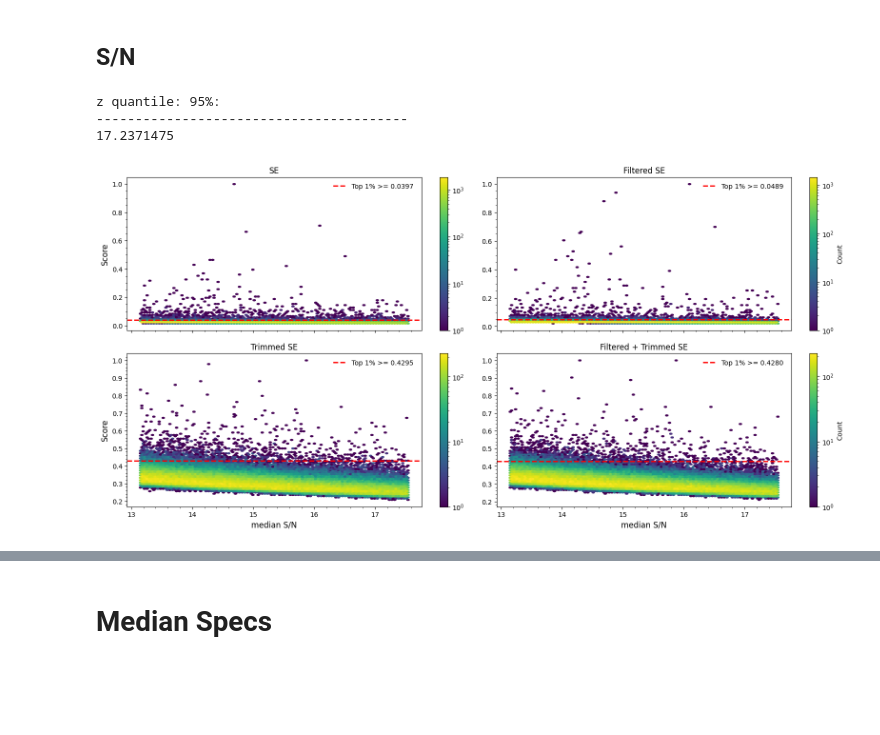
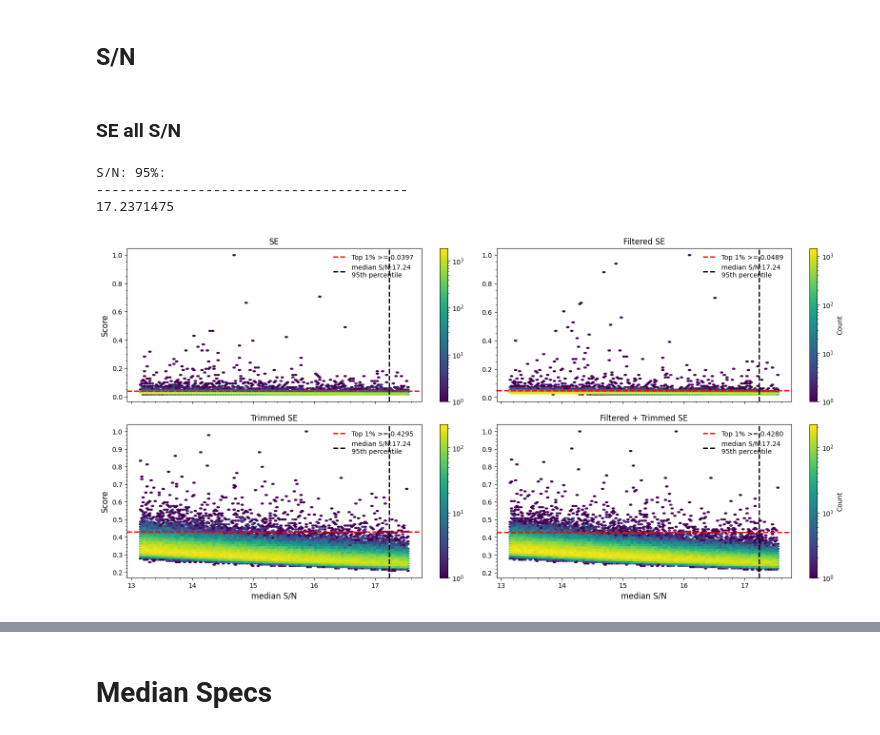
Before and after one commit to ed-ortizm/anomaly, a Jupyter notebook: thesis/bin_02/01_scores_bin2.ipynb, the cells around one changed output, grey strips where cells are left out. Drawn from its saved outputs; the diff is of its cells as text; code cells hidden in the pictures; blank space fills up the shorter version.

```diff
--- a/thesis/bin_02/01_scores_bin2.ipynb
+++ b/thesis/bin_02/01_scores_bin2.ipynb
@@ -130,7 +134,8 @@ def plot_hist_scores(
     score_family,
     x_label,
     bins=100,
-    y_lim=(None, None)
+    y_lim=(None, None),
+    figsize=(20, 9)
 ):
     """
     Generates a 2x2 grid of histograms for a given list of 4
@@ -139,7 +144,7 @@ def plot_hist_scores(
     fig, axs = plt.subplots(
         2, 2,
         sharex=True,
-        figsize=(20, 9)
+        figsize=figsize
     )
 
     axs = axs.flatten()
@@ -1054,7 +1021,7 @@ merged_df[score_cols].describe(
 # %% [markdown]
 ## Top 1% score thresholds
 # %%
-top_1_thresholds = merged_df[score_cols].quantile(0.99)
+top_1_thresholds = score_norm_meta_df[score_cols].quantile(0.99)
 print("Score thresholds for the Top 1% of anomalies:")
 print("-" * 40)
 print(top_1_thresholds)
@@ -1114,13 +1078,13 @@ fig.savefig(
 # %%
 fig, axs = plot_hist_scores(
-    merged_df,
-    chi_sq_family,
+    score_norm_meta_df,
+    rse_family,
     x_label='Normalized score',
     bins=50,
     y_lim=(None, 0.25e6)
 )
 
-for i, score in enumerate(chi_sq_family):
+for i, score in enumerate(rse_family):
 
     axs[i].axvline(
         x=top_1_thresholds[score],
@@ -1140,11 +1104,8 @@ plt.subplots_adjust(
 )
 
 # save figure
-save_to = f"{ch_4_dir}/{bin_id}"
-os.makedirs(save_to, exist_ok=True)
-
 fig.savefig(
-    f"{save_to}/hist_rse_scores_{bin_id}.pdf",
+    f"{ch_4_dir}/{bin_id}/hist_rses_{bin_id}.pdf",
     bbox_inches='tight'
 )
 # %% [output]
@@ -1155,7 +1116,7 @@ fig.savefig(
 ## Redshift
 # %%
 z_quantile = 95
-top_z_threshold = merged_df['z'].quantile(z_quantile/100)
+top_z_threshold = score_norm_meta_df['z'].quantile(z_quantile/100)
 print(f"z quantile: {z_quantile}%:")
 print("-" * 40)
 print(top_z_threshold)
@@ -1248,53 +1202,54 @@ fig.savefig(
 # %% [markdown]
 ## S/N
-# %%
-snr_quantile = 95
-top_snr_threshold = merged_df['snMedian'].quantile(snr_quantile/100)
-print(f"z quantile: {snr_quantile}%:")
-print("-" * 40)
-print(top_snr_threshold)
-# %% [output]
-z quantile: 95%:
-----------------------------------------
-17.2371475
+# %% [markdown]
+### SE all S/N
 # %%
-fig, axs = plot_hist_score_z_snr(merged_df, mse_cols, 'snMedian', 'median S/N')
+snr_quantile = 95
+top_snr_threshold = score_norm_meta_df['snMedian'].quantile(snr_quantile/100)
+print(f"S/N: {snr_quantile}%:")
+print("-" * 40)
+print(top_snr_threshold)
+# ------------------------------
+fig, axs = plot_hist_score_z_snr(score_norm_meta_df, se_cols, 'snMedian', 'median S/N')
 
-for i, score in enumerate(mse_cols):
+for i, score in enumerate(se_cols):
 
     axs[i].axhline(
         y=top_1_thresholds[score],
         color='red',
         linestyle='--',
         linewidth=2,
         label=f'Top 1% >= {top_1_thresholds[score]:.4f} '
     )
 
-    # axs[i].axvline(
-    #     x=top_snr_threshold,
-    #     color='black',
-    #     linestyle='--',
-    #     linewidth=2,
-    #     label=f'median S/N {snr_quantile}% quantile'
-    # )
+    axs[i].axvline(
+        x=top_snr_threshold,
+        color='black',
+        linestyle='--',
+        linewidth=2,
+        label=f'median S/N:{top_snr_threshold:.2f}\n{snr_quantile}th percentile'
+    )
 
     axs[i].legend(frameon=False, loc='upper right')
 
 axs[0].set_ylabel('Score', fontsize=12)
 axs[2].set_ylabel('Score', fontsize=12)
 
+# x_ticks = [15, 30, 45, 60, 75, 90]
+# axs[0].set_xticks(x_ticks)
+# axs[2].set_xticks(x_ticks)
+
 plt.subplots_adjust(
     hspace=0.15,
     wspace=0.005
 )
-
 # save figure
-save_to = f"{ch_4_dir}/{bin_id}"
-os.makedirs(save_to, exist_ok=True)
-
 fig.savefig(
-    f"{save_to}/hexbin_se_snr_{bin_id}.pdf",
+    f"{ch_4_dir}/{bin_id}/hexbin_se_snr_{bin_id}.pdf",
     bbox_inches='tight'
 )
 # %% [output]
+S/N: 95%:
+----------------------------------------
+17.2371475
-[figure, old version]
+[figure, new version]
```
Also changed, not shown: parts of 59 cells of this notebook, 1 other file.
